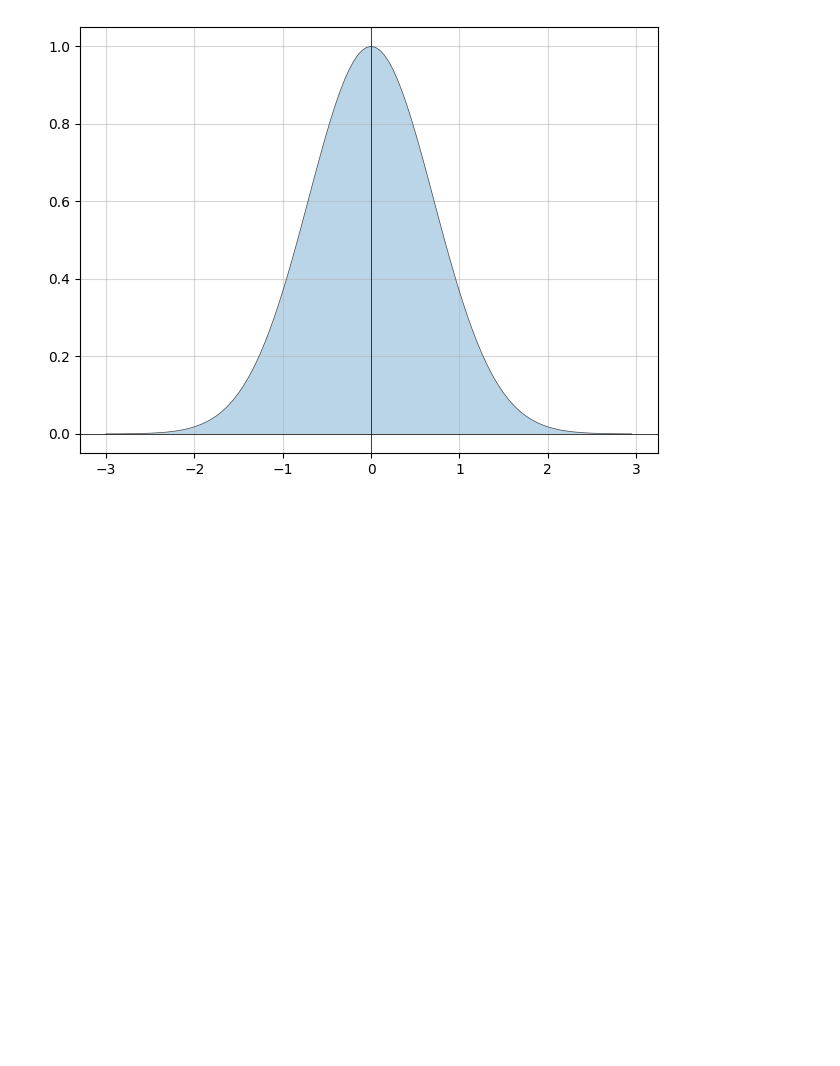
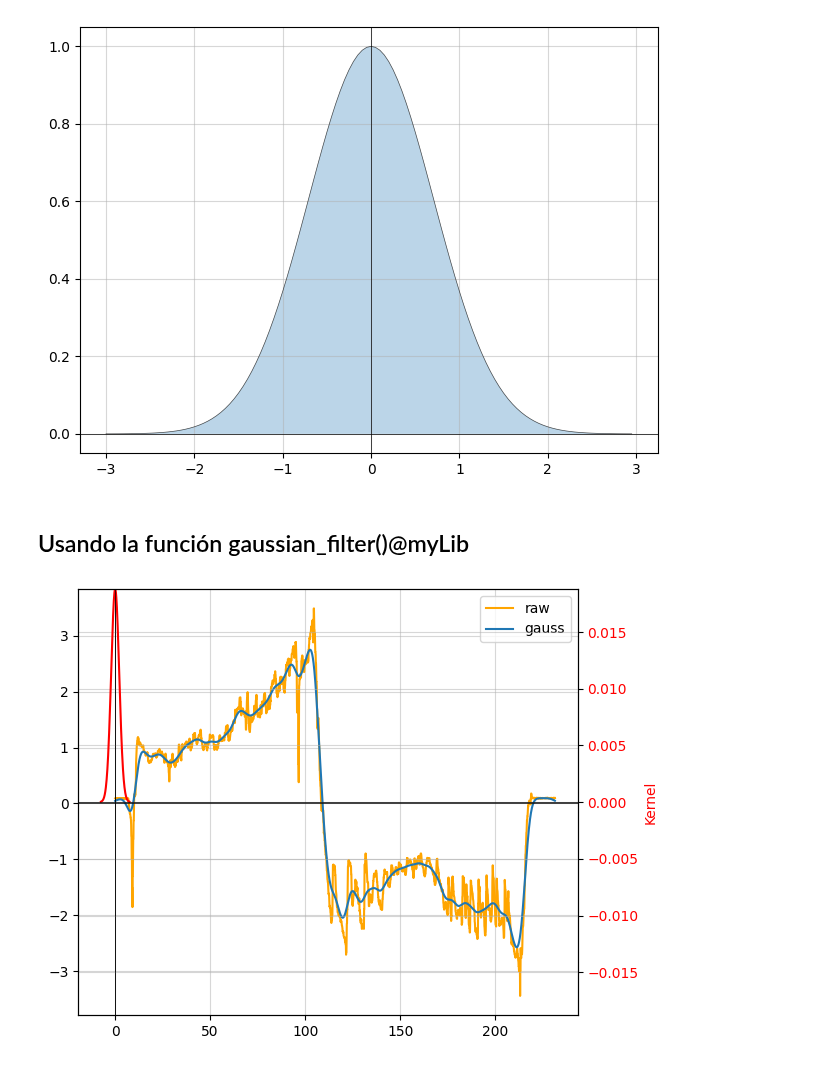
Before and after one commit to marzzelo/SignalProcessing, a Jupyter notebook: TimeSeriesDenoising/mav_gaussian.ipynb, the cells around one changed output. Cells and saved outputs as stored; diff of their text form; code cells hidden in the pictures; blank space fills up the shorter version.

```diff
--- a/TimeSeriesDenoising/mav_gaussian.ipynb
+++ b/TimeSeriesDenoising/mav_gaussian.ipynb
@@ -132,3 +131,34 @@ plt.plot(t, y, 'k', linewidth=0.5, alpha=0.7) # type: ignore
 ejes()
 # %% [output]
 [figure]
+# %% [markdown]
+## Usando la función gaussian_filter()@myLib
+# %%
+srate = 10 # 1/s
+
+sw = 15# sec  (full window size = 2k+1 = 121 s)
+
+f2 = sig.copy()
+
+fwhm = 5.0 # sec
+
+f2g, t_knl = gaussian_filter(f2, srate, fwhm, sw, return_kernel=True)  # apply the filter (filtered signal)
+t, knl = t_knl
+
+plt.ylim = (-5, 5)
+plt.plot(tsig, sig, label="raw", color="orange")
+plt.plot(tsig, f2g, label="gauss")
+plt.legend(); ejes()
+
+
+
+# Plot the kernel
+ax2 = plt.twinx()
+ymax = max(knl)
+ax2.set_ylim(-ymax, ymax)
+ax2.plot(t, knl, 'r') # type: ignore
+ax2.set_ylabel('Kernel', color='r')
+ax2.tick_params(axis='y', labelcolor='r')
+ejes()
+# %% [output]
+[figure, added]
```
Also changed, not shown: parts of 8 cells of this notebook, 2 other files.
